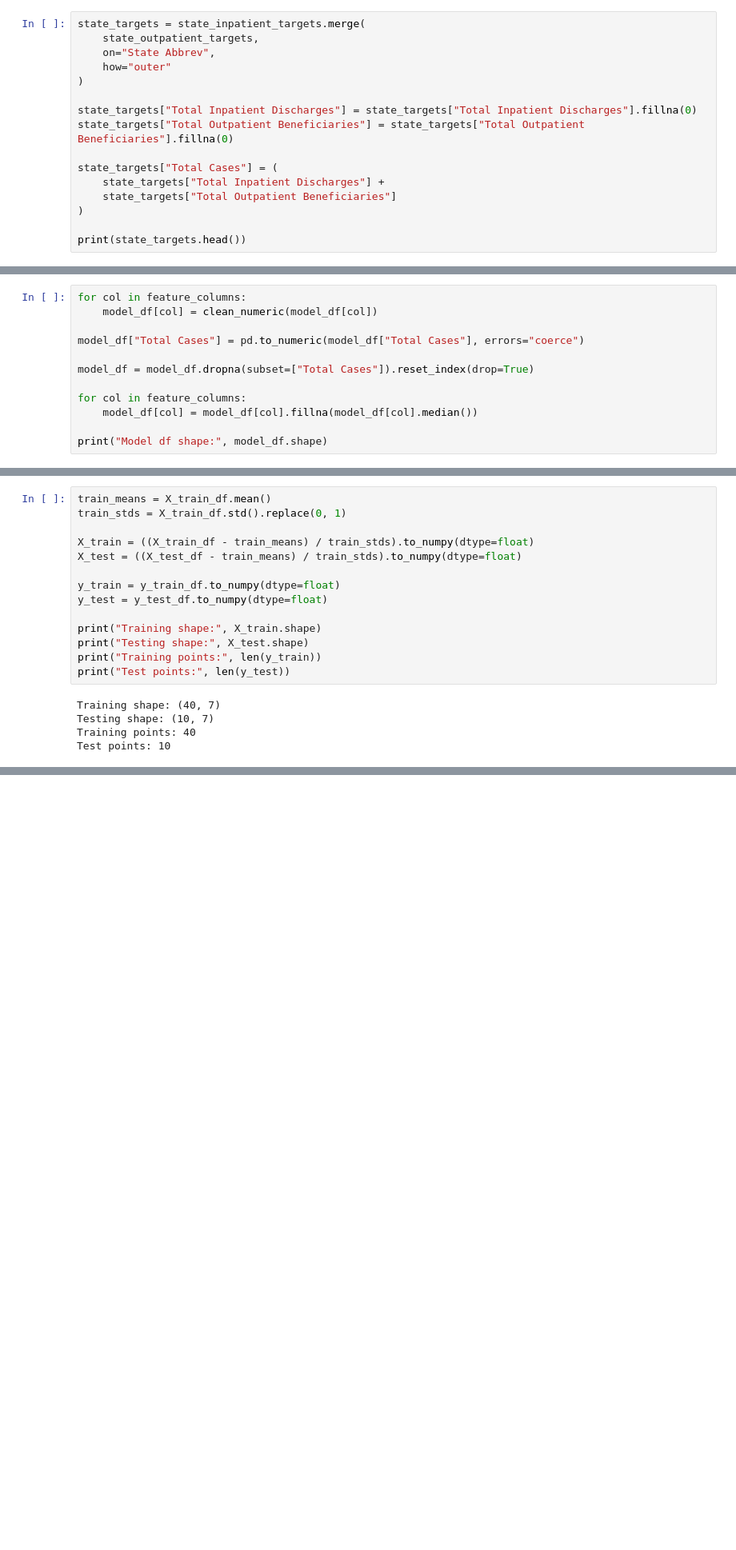
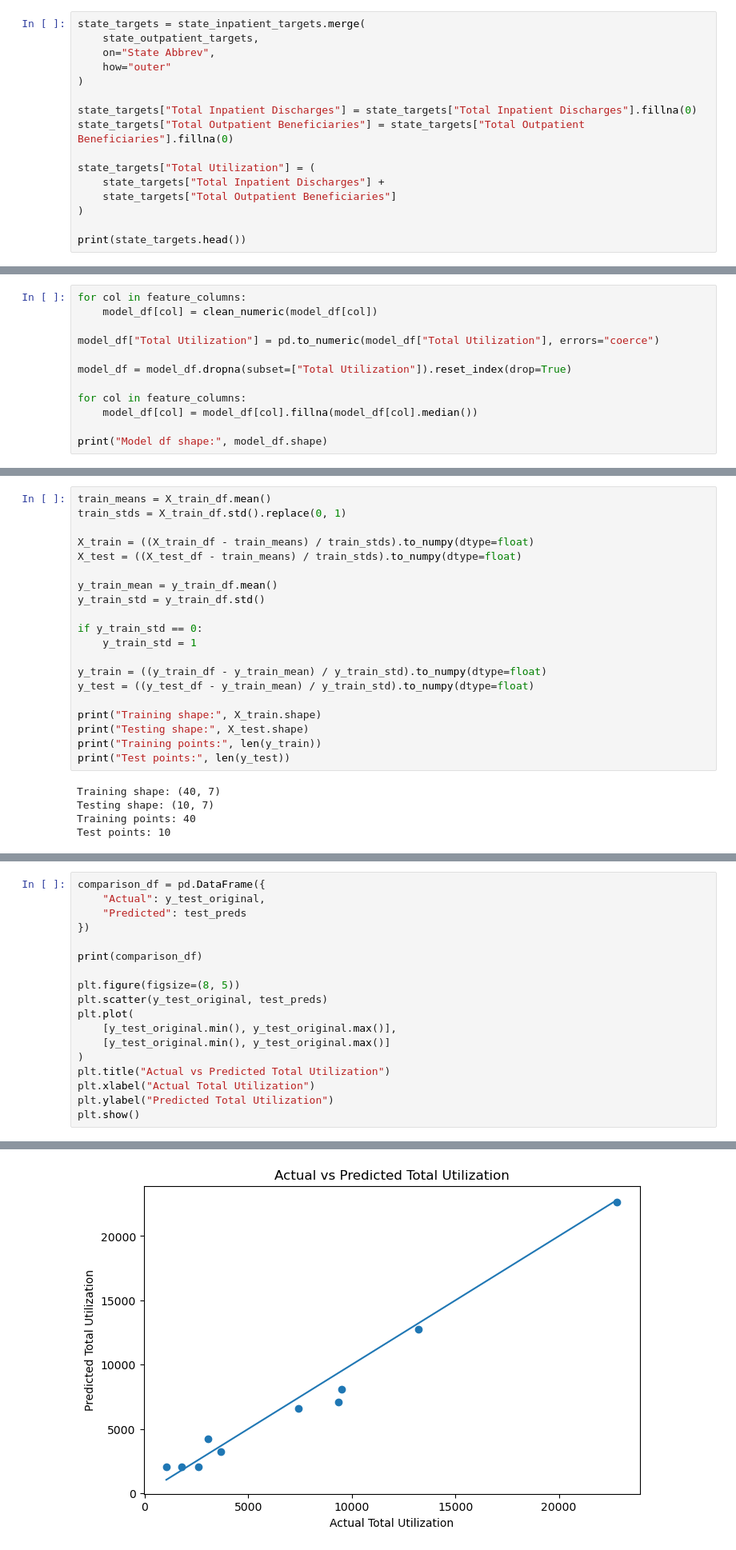
Before and after one commit to tessjoseph/ds4420finalproject, a Jupyter notebook: Neural Network.ipynb, the cells around one changed output, grey strips where cells are left out. Shown at 80% size. Cells and saved outputs as stored; diff of their text form; blank space fills up the shorter version.

```diff
--- a/Neural Network.ipynb
+++ b/Neural Network.ipynb
@@ -202,7 +200,7 @@ state_targets = state_inpatient_targets.merge(
 state_targets["Total Inpatient Discharges"] = state_targets["Total Inpatient Discharges"].fillna(0)
 state_targets["Total Outpatient Beneficiaries"] = state_targets["Total Outpatient Beneficiaries"].fillna(0)
 
-state_targets["Total Cases"] = (
+state_targets["Total Utilization"] = (
     state_targets["Total Inpatient Discharges"] +
     state_targets["Total Outpatient Beneficiaries"]
 )
@@ -285,9 +283,9 @@ Model df shape: (50, 18)
 for col in feature_columns:
     model_df[col] = clean_numeric(model_df[col])
 
-model_df["Total Cases"] = pd.to_numeric(model_df["Total Cases"], errors="coerce")
+model_df["Total Utilization"] = pd.to_numeric(model_df["Total Utilization"], errors="coerce")
 
-model_df = model_df.dropna(subset=["Total Cases"]).reset_index(drop=True)
+model_df = model_df.dropna(subset=["Total Utilization"]).reset_index(drop=True)
 
 for col in feature_columns:
     model_df[col] = model_df[col].fillna(model_df[col].median())
@@ -343,8 +341,14 @@ train_stds = X_train_df.std().replace(0, 1)
 X_train = ((X_train_df - train_means) / train_stds).to_numpy(dtype=float)
 X_test = ((X_test_df - train_means) / train_stds).to_numpy(dtype=float)
 
-y_train = y_train_df.to_numpy(dtype=float)
-y_test = y_test_df.to_numpy(dtype=float)
+y_train_mean = y_train_df.mean()
+y_train_std = y_train_df.std()
+
+if y_train_std == 0:
+    y_train_std = 1
+
+y_train = ((y_train_df - y_train_mean) / y_train_std).to_numpy(dtype=float)
+y_test = ((y_test_df - y_train_mean) / y_train_std).to_numpy(dtype=float)
 
 print("Training shape:", X_train.shape)
 print("Testing shape:", X_test.shape)
@@ -565,0 +577,19 @@ Our predictions are really struggling to be pulled away from 0 telling us there
+# %%
+comparison_df = pd.DataFrame({
+    "Actual": y_test_original,
+    "Predicted": test_preds
+})
+
+print(comparison_df)
+
+plt.figure(figsize=(8, 5))
+plt.scatter(y_test_original, test_preds)
+plt.plot(
+    [y_test_original.min(), y_test_original.max()],
+    [y_test_original.min(), y_test_original.max()]
+)
+plt.title("Actual vs Predicted Total Utilization")
+plt.xlabel("Actual Total Utilization")
+plt.ylabel("Predicted Total Utilization")
+plt.show()
+# %% [output]
@@ -565,0 +607 @@ Our predictions are really struggling to be pulled away from 0 telling us there
+[figure, added]
```
Also changed, not shown: parts of 29 cells of this notebook.
